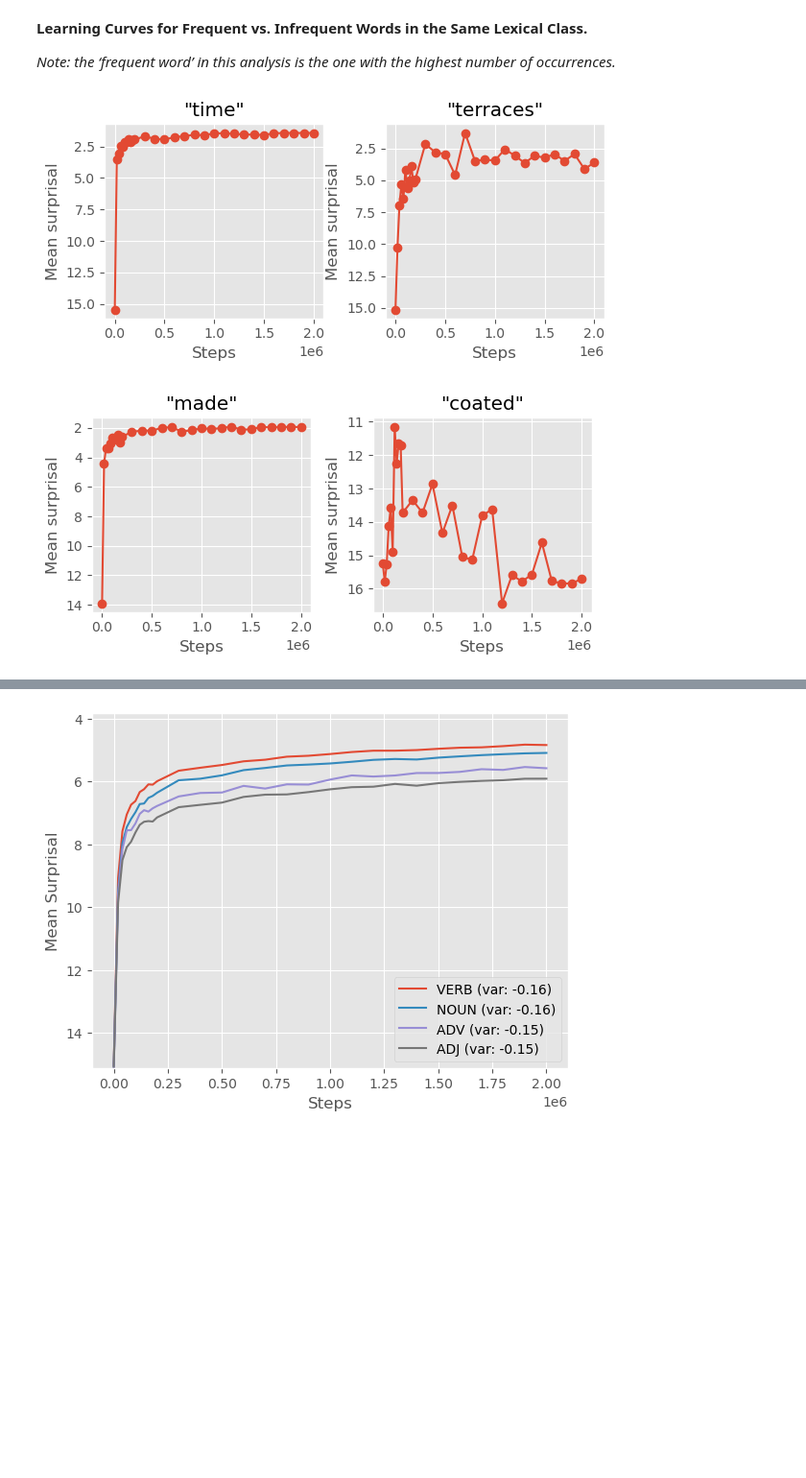
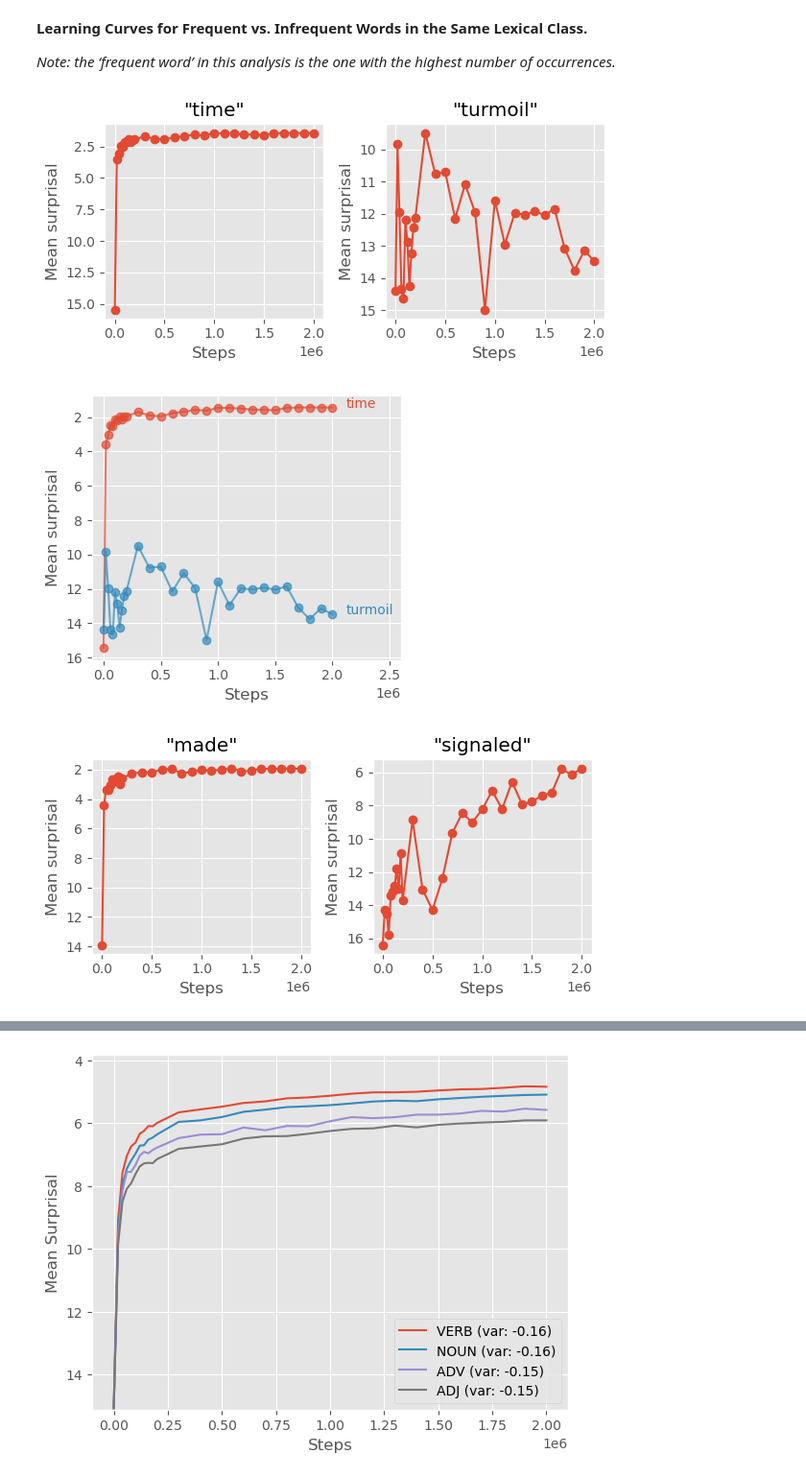
Before and after one commit to NazaninShafiabadi/NeuralLMs, a Jupyter notebook: src/word_acquisition.ipynb, the cells around one changed output, grey strips where cells are left out. Shown at 96% size. Saved outputs shown, nothing was run; the diff lists cells and outputs as text; code cells hidden in the pictures; blank space fills up the shorter version.

```diff
--- a/src/word_acquisition.ipynb
+++ b/src/word_acquisition.ipynb
@@ -45,7 +45,7 @@ def plot_surprisals(words:List[str], surprisals_df):
 # %%
 def plot_all_in_one(words:List[str], surprisals_df):
     plt.style.use('ggplot')
-    plt.figure(figsize=(4, 4))
+    plt.figure(figsize=(4, 3.5))
 
     max_x = 0
 
@@ -55,7 +55,7 @@ def plot_all_in_one(words:List[str], surprisals_df):
             print(f'No data found for the word "{word}"')
             continue
 
-        line, = plt.plot(word_data['Steps'], word_data['MeanSurprisal'], marker='o')
+        line, = plt.plot(word_data['Steps'], word_data['MeanSurprisal'], marker='o', alpha=0.7)
 
         # annotate the end of the line
         x = word_data['Steps'].iloc[-1]
@@ -65,9 +65,9 @@ def plot_all_in_one(words:List[str], surprisals_df):
         max_x = max(max_x, x)
 
     xlim = plt.gca().get_xlim()
-    plt.gca().set_xlim(xlim[0], max_x * 1.5)  # increase the maximum x value by 50%
+    plt.gca().set_xlim(xlim[0], max_x * 1.3)  # increase the maximum x value by 30%
 
-    plt.title('All Words')
+    # plt.title('All Words')
     plt.xlabel('Steps')
     plt.ylabel('Mean surprisal')
     plt.gca().invert_yaxis()
@@ -338,8 +333,9 @@ def plot_all_in_one(words:List[str], surprisals_df):
     plt.style.use('ggplot')
 
     # Create a new figure with a specific size (width=10, height=6)
-    plt.figure(figsize=(4, 3))
+    plt.figure(figsize=(4, 3.5))
 
+    max_x = 0
     for i, word in enumerate(words):
         word_data = surprisals_df[surprisals_df['Token'] == word]
         if word_data.empty:
@@ -347,14 +343,19 @@ def plot_all_in_one(words:List[str], surprisals_df):
             continue
 
         # Plot the data
-        line, = plt.plot(word_data['Steps'], word_data['MeanSurprisal'], marker='o')
+        line, = plt.plot(word_data['Steps'], word_data['MeanSurprisal'], marker='o', alpha=0.7)
 
         # Annotate the end of the line
         x = word_data['Steps'].iloc[-1]
         y = word_data['MeanSurprisal'].iloc[-1]
-        plt.annotate(word, (x, y), ha='center', color=line.get_color())
+        plt.annotate(word, (x, y), textcoords="offset points", xytext=(+10,+0), color=line.get_color())
 
-    plt.title('All Words')
+        max_x = max(max_x, x)
+
+    xlim = plt.gca().get_xlim()
+    plt.gca().set_xlim(xlim[0], max_x * 1.3)  # increase the maximum x value by 30%
+
+    # plt.title('All Words')
     plt.xlabel('Steps')
     plt.ylabel('Mean surprisal')
     plt.gca().invert_yaxis()  # Invert the y-axis
@@ -363,20 +364,22 @@ def plot_all_in_one(words:List[str], surprisals_df):
 # %%
 # Nouns
 frequent_noun = noun.loc[noun.NumExamples.idxmax(), 'Token']    # 231 examples
-infrequent_noun = noun.loc[noun.Token.isin(infrequent.Token), 'Token'].drop_duplicates().sample(1).tolist() # 'clerk' / 'weights'
+infrequent_noun = noun.loc[noun.Token.isin(infrequent.Token), 'Token'].drop_duplicates().sample(1).tolist() # 'clerk' / 'weights' / 'turmoil'
 
-plot_surprisals([frequent_noun] + infrequent_noun, surps_with_pos)
-# plot_all_in_one([frequent_noun] + infrequent_noun, surps_with_pos)
+# plot_surprisals([frequent_noun, 'weights'], surps_with_pos)
+plot_surprisals([frequent_noun, 'turmoil'], surps_with_pos)
+plot_all_in_one([frequent_noun, 'turmoil'], surps_with_pos)
 # %% [output]
-[figure, old version]
+[figure, new version]
+[figure, added]
 # %%
 # Verbs
 frequent_verb = verb.loc[verb.NumExamples.idxmax(), 'Token']    # 165 examples
-infrequent_verb = verb.loc[verb.Token.isin(infrequent.Token), 'Token'].drop_duplicates().sample(1).tolist()
+infrequent_verb = verb.loc[verb.Token.isin(infrequent.Token), 'Token'].drop_duplicates().sample(1).tolist() # 'explored', 'signaled'
 
-plot_surprisals([frequent_verb] + infrequent_verb, surps_with_pos)
+plot_surprisals([frequent_verb] + ['signaled'], surps_with_pos)
 # %% [output]
-[figure, old version]
+[figure, new version]
 # %%
 # Adjectives
 frequent_adj = adj.loc[adj.NumExamples.idxmax(), 'Token']    # 203 examples
```
Also changed, not shown: parts of 9 cells of this notebook, 1 other file.
